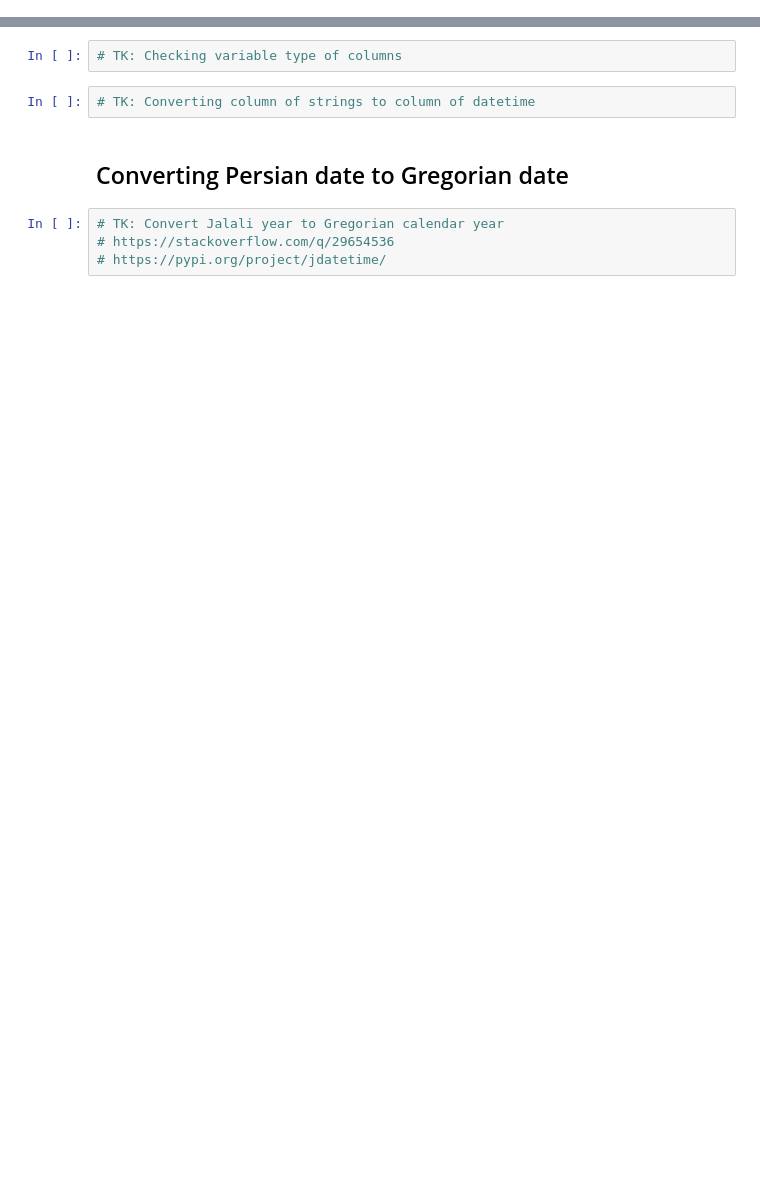
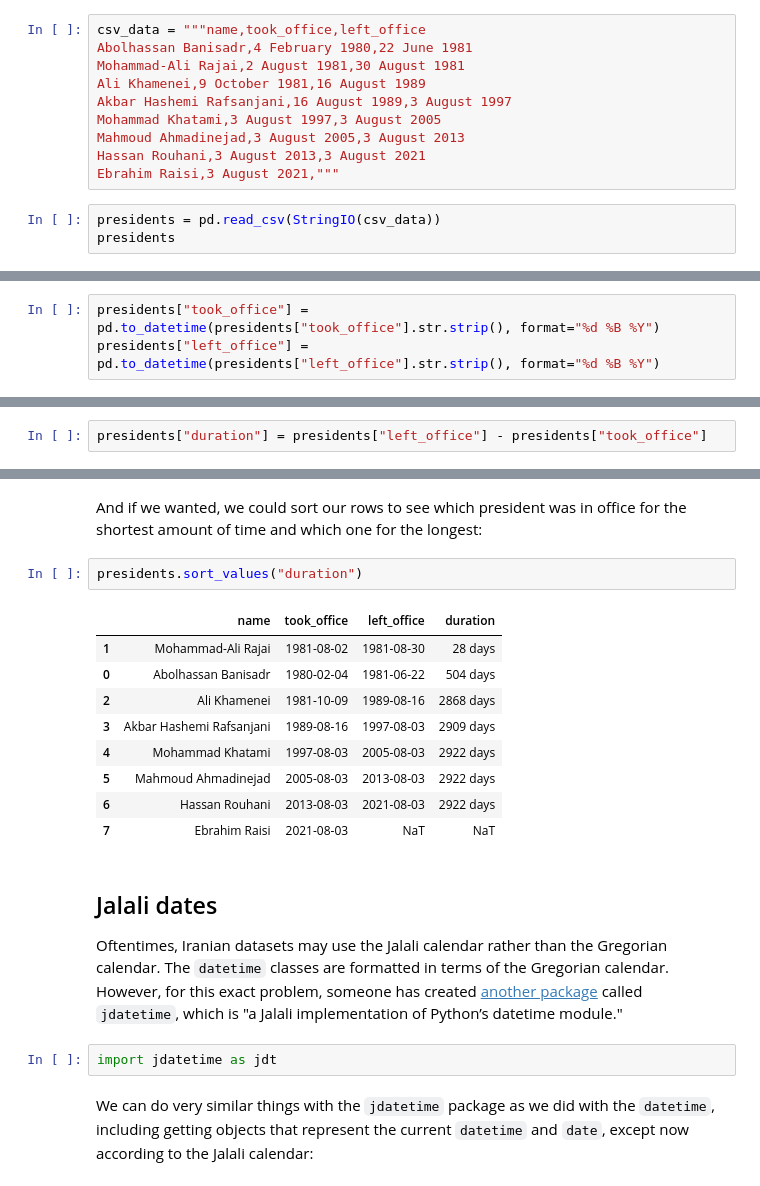
Before and after one commit to ICFJ-Computational-Journalism/english.lessons, a Jupyter notebook: english/1_Data-analysis/1.3_Working-with-time-data.ipynb, the cells around one changed output, grey strips where cells are left out. Drawn from its saved outputs; the diff is of its cells as text; blank space fills up the shorter version.

```diff
--- a/english/1_Data-analysis/1.3_Working-with-time-data.ipynb
+++ b/english/1_Data-analysis/1.3_Working-with-time-data.ipynb
@@ -8,0 +69,13 @@
+# %%
+csv_data = """name,took_office,left_office
+Abolhassan Banisadr,4 February 1980,22 June 1981
+Mohammad-Ali Rajai,2 August 1981,30 August 1981
+Ali Khamenei,9 October 1981,16 August 1989
+Akbar Hashemi Rafsanjani,16 August 1989,3 August 1997
+Mohammad Khatami,3 August 1997,3 August 2005
+Mahmoud Ahmadinejad,3 August 2005,3 August 2013
+Hassan Rouhani,3 August 2013,3 August 2021
+Ebrahim Raisi,3 August 2021,"""
+# %%
+presidents = pd.read_csv(StringIO(csv_data))
+presidents
@@ -8,0 +119,3 @@
+# %%
+presidents["took_office"] = pd.to_datetime(presidents["took_office"].str.strip(), format="%d %B %Y")
+presidents["left_office"] = pd.to_datetime(presidents["left_office"].str.strip(), format="%d %B %Y")
@@ -8,0 +159,2 @@
+# %%
+presidents["duration"] = presidents["left_office"] - presidents["took_office"]
@@ -9,10 +173,21 @@
+# %% [markdown]
+And if we wanted, we could sort our rows to see which president was in office for the shortest amount of time and which one for the longest:
 # %%
-# TK: Checking variable type of columns
+presidents.sort_values("duration")
+# %% [output]
+|  | name | took_office | left_office | duration |
+| 1 | Mohammad-Ali Rajai | 1981-08-02 | 1981-08-30 | 28 days |
+| 0 | Abolhassan Banisadr | 1980-02-04 | 1981-06-22 | 504 days |
+| 2 | Ali Khamenei | 1981-10-09 | 1989-08-16 | 2868 days |
+| 3 | Akbar Hashemi Rafsanjani | 1989-08-16 | 1997-08-03 | 2909 days |
+| 4 | Mohammad Khatami | 1997-08-03 | 2005-08-03 | 2922 days |
+| 5 | Mahmoud Ahmadinejad | 2005-08-03 | 2013-08-03 | 2922 days |
+| 6 | Hassan Rouhani | 2013-08-03 | 2021-08-03 | 2922 days |
+| 7 | Ebrahim Raisi | 2021-08-03 | NaT | NaT |
-# %%
-# TK: Converting column of strings to column of datetime
 # %% [markdown]
-## Converting Persian date to Gregorian date
+## Jalali dates
+Oftentimes, Iranian datasets may use the Jalali calendar rather than the Gregorian calendar. The `datetime` classes are formatted in terms of the Gregorian calendar. However, for this exact problem, someone has created [another package](https://pypi.org/project/jdatetime/) called `jdatetime`, which is "a Jalali implementation of Python’s datetime module."
-# %%
-# TK: Convert Jalali year to Gregorian calendar year
-# https://stackoverflow.com/q/29654536
-# https://pypi.org/project/jdatetime/
+# %%
+import jdatetime as jdt
+# %% [markdown]
+We can do very similar things with the `jdatetime` package as we did with the `datetime`, including getting objects that represent the current `datetime` and `date`, except now according to the Jalali calendar:
```
Also changed, not shown: parts of 50 cells of this notebook, 6 other files.
